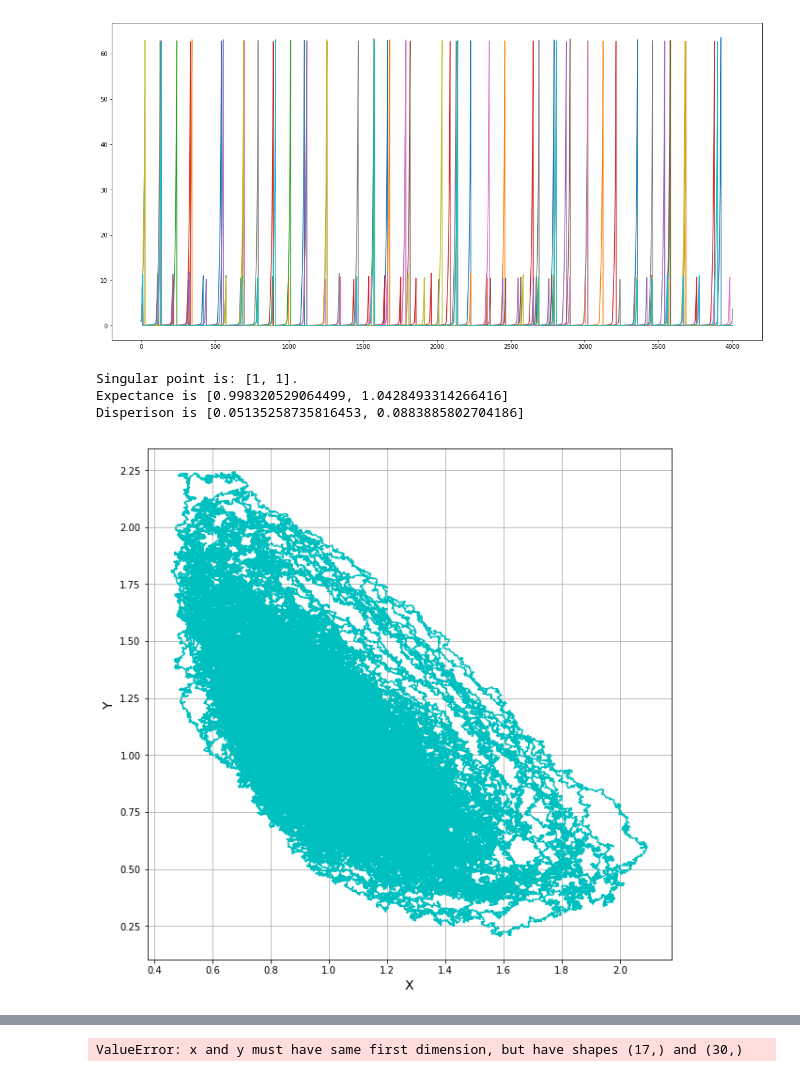
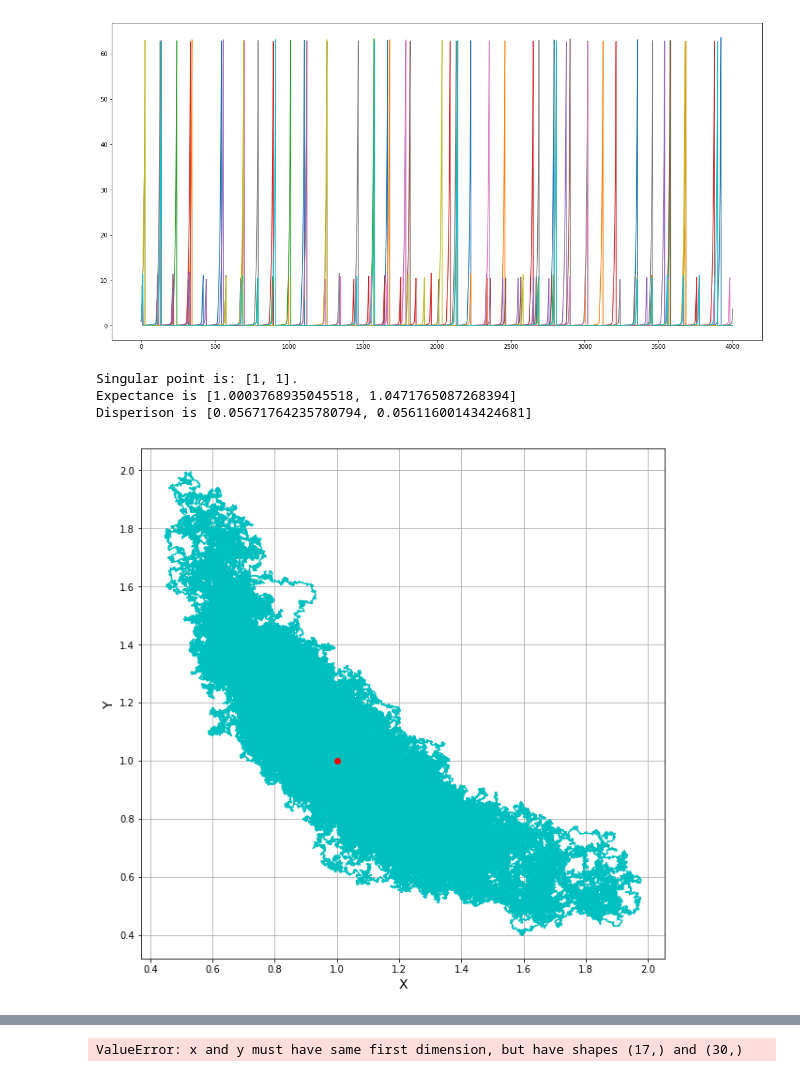
Before and after one commit to kokamido/Diploma, a Jupyter notebook: ipython/oscillation.ipynb, the cells around one changed output, grey strips where cells are left out. Drawn from its saved outputs; the diff is of its cells as text; code cells hidden in the pictures.

```diff
--- a/ipython/oscillation.ipynb
+++ b/ipython/oscillation.ipynb
@@ -429,31 +429,32 @@ q = 0.12; Step = 0.005; Noise ~ 0.002
 # %%
 #Шум
 step_buf = Step
 p_buf = p
 q_buf = q
-p=1.4
+p=0.2
 q = 1
 Step = 0.001
 noise_lvl = 0.1
 crv = noisy_curve(singular_point_x+0.001,singular_point_y+0.001,1000000)
 plt.plot(crv[0],crv[1],c='c')
 print("Singular point is: ["+str(singular_point_x)+", "+str(singular_point_y)+"].")
 print("Expectance is "+str(expectancy(crv)))
 print("Disperison is "+str(dispersion(crv)))
 
 plt.grid()
 plt.xlabel('X',fontsize=14)
 plt.ylabel('Y',fontsize=14)
+plt.plot(1,1,'ro')
 
 plt.show()
 p = p_buf
 q=q_buf
 Step = step_buf
 # %% [output]
 Singular point is: [1, 1].
-Expectance is [0.998320529064499, 1.0428493314266416]
-Disperison is [0.05135258735816453, 0.0883885802704186]
+Expectance is [1.0003768935045518, 1.0471765087268394]
+Disperison is [0.05671764235780794, 0.05611600143424681]
-[figure, old version]
+[figure, new version]
 # %%
 #Шум
 step_buf = Step
```
Also changed, not shown: parts of 2 cells of this notebook, 17 other files.
